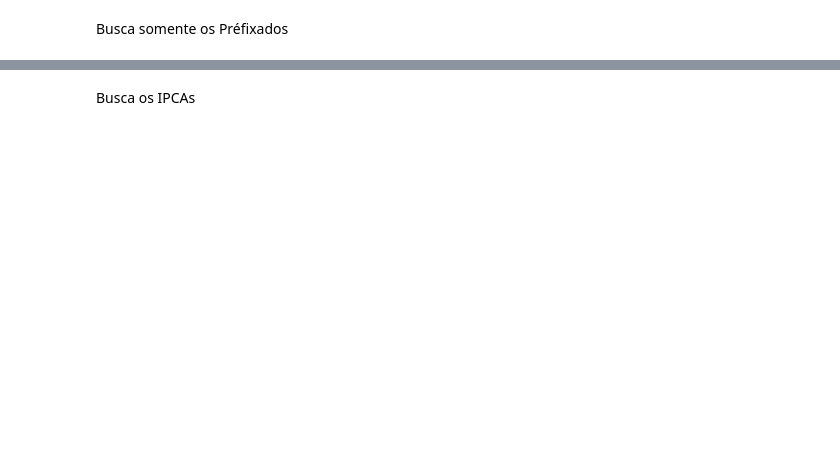
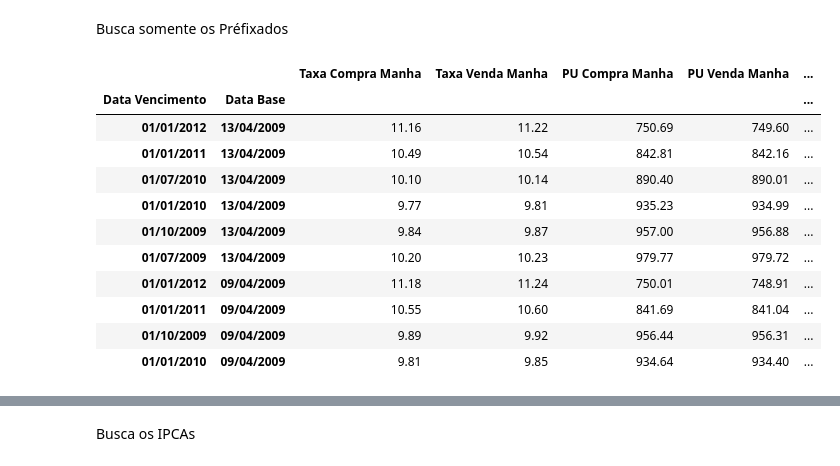
Before and after one commit to ElaineKelmaMoura/proj-etl, a Jupyter notebook: importar.ipynb, the cells around one changed output, grey strips where cells are left out. Saved outputs shown, nothing was run; the diff lists cells and outputs as text; code cells hidden in the pictures; blank space fills up the shorter version.

```diff
--- a/importar.ipynb
+++ b/importar.ipynb
@@ -39,7 +84,20 @@ Busca somente os Préfixados
 prefixado = titulos.loc[('Tesouro Prefixado')]
 prefixado['Tipo'] = "PRE-FIXADOS"
 # %%
-prefixado
+prefixado.head(10)
+# %% [output]
+|  |  | Taxa Compra Manha | Taxa Venda Manha | PU Compra Manha | PU Venda Manha | ... |
+| Data Vencimento | Data Base |  |  |  |  | ... |
+| 01/01/2012 | 13/04/2009 | 11.16 | 11.22 | 750.69 | 749.60 | ... |
+| 01/01/2011 | 13/04/2009 | 10.49 | 10.54 | 842.81 | 842.16 | ... |
+| 01/07/2010 | 13/04/2009 | 10.10 | 10.14 | 890.40 | 890.01 | ... |
+| 01/01/2010 | 13/04/2009 | 9.77 | 9.81 | 935.23 | 934.99 | ... |
+| 01/10/2009 | 13/04/2009 | 9.84 | 9.87 | 957.00 | 956.88 | ... |
+| 01/07/2009 | 13/04/2009 | 10.20 | 10.23 | 979.77 | 979.72 | ... |
+| 01/01/2012 | 09/04/2009 | 11.18 | 11.24 | 750.01 | 748.91 | ... |
+| 01/01/2011 | 09/04/2009 | 10.55 | 10.60 | 841.69 | 841.04 | ... |
+| 01/10/2009 | 09/04/2009 | 9.89 | 9.92 | 956.44 | 956.31 | ... |
+| 01/01/2010 | 09/04/2009 | 9.81 | 9.85 | 934.64 | 934.40 | ... |
 # %%
 for i, row in prefixado.iterrows():
     ifor_val = datetime.now() - timedelta(hours=1, minutes=0)
```
Also changed, not shown: parts of 11 cells of this notebook, 6 other files.
